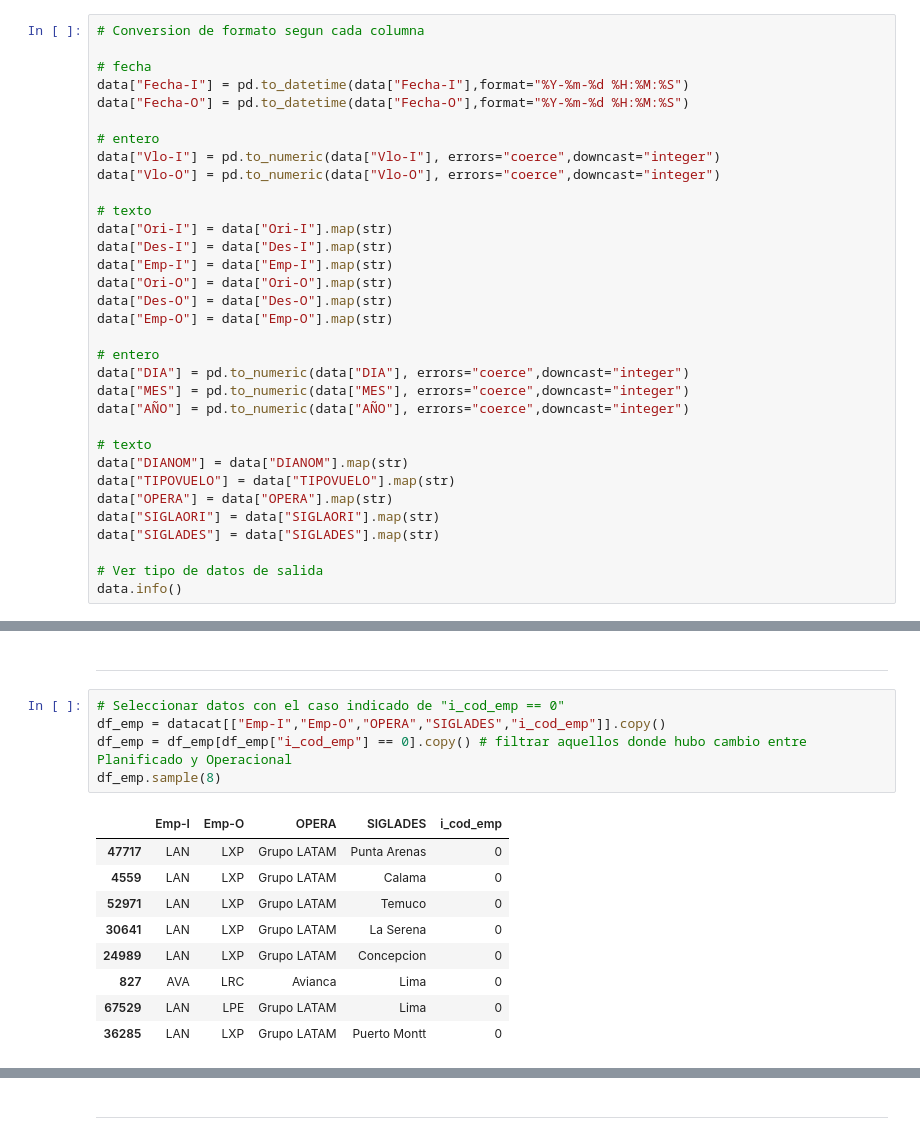
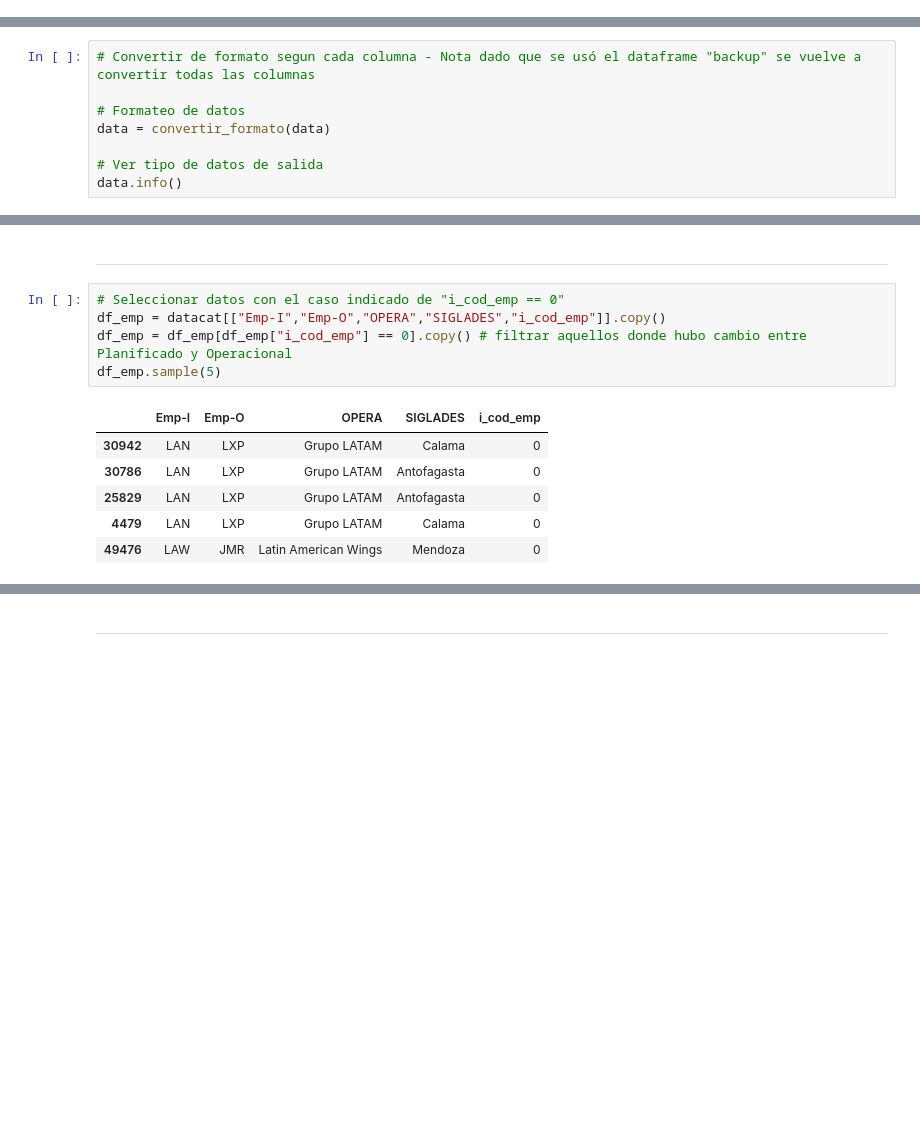
Before and after one commit to Mishagk/LATAM-Desafio-DS, a Jupyter notebook: solution.ipynb, the cells around one changed output, grey strips where cells are left out. Drawn from its saved outputs; the diff is of its cells as text; blank space fills up the shorter version.

```diff
--- a/solution.ipynb
+++ b/solution.ipynb
@@ -507,33 +501,0 @@ data[data_bkp.index.isin(indice_lee)].head(8)
-# %%
-# Conversion de formato segun cada columna
-
-# fecha
-data["Fecha-I"] = pd.to_datetime(data["Fecha-I"],format="%Y-%m-%d %H:%M:%S")
-data["Fecha-O"] = pd.to_datetime(data["Fecha-O"],format="%Y-%m-%d %H:%M:%S")
-
-# entero
-data["Vlo-I"] = pd.to_numeric(data["Vlo-I"], errors="coerce",downcast="integer")
-data["Vlo-O"] = pd.to_numeric(data["Vlo-O"], errors="coerce",downcast="integer")
-
-# texto
-data["Ori-I"] = data["Ori-I"].map(str)
-data["Des-I"] = data["Des-I"].map(str)
-data["Emp-I"] = data["Emp-I"].map(str)
-data["Ori-O"] = data["Ori-O"].map(str)
-data["Des-O"] = data["Des-O"].map(str)
-data["Emp-O"] = data["Emp-O"].map(str)
-
-# entero
-data["DIA"] = pd.to_numeric(data["DIA"], errors="coerce",downcast="integer")
-data["MES"] = pd.to_numeric(data["MES"], errors="coerce",downcast="integer")
-data["AÑO"] = pd.to_numeric(data["AÑO"], errors="coerce",downcast="integer")
-
-# texto
-data["DIANOM"] = data["DIANOM"].map(str)
-data["TIPOVUELO"] = data["TIPOVUELO"].map(str)
-data["OPERA"] = data["OPERA"].map(str)
-data["SIGLAORI"] = data["SIGLAORI"].map(str)
-data["SIGLADES"] = data["SIGLADES"].map(str)
-
-# Ver tipo de datos de salida
-data.info()
@@ -557,0 +502,8 @@ memory usage: 9.8+ MB
+# %%
+# Convertir de formato segun cada columna - Nota dado que se usó el dataframe "backup" se vuelve a convertir todas las columnas
+
+# Formateo de datos
+data = convertir_formato(data)
+
+# Ver tipo de datos de salida
+data.info()
@@ -927,18 +899,15 @@ ___
 # %%
 # Seleccionar datos con el caso indicado de "i_cod_emp == 0"
 df_emp = datacat[["Emp-I","Emp-O","OPERA","SIGLADES","i_cod_emp"]].copy()
 df_emp = df_emp[df_emp["i_cod_emp"] == 0].copy() # filtrar aquellos donde hubo cambio entre Planificado y Operacional
-df_emp.sample(8)
+df_emp.sample(5)
 # %% [output]
 |  | Emp-I | Emp-O | OPERA | SIGLADES | i_cod_emp |
-| 47717 | LAN | LXP | Grupo LATAM | Punta Arenas | 0 |
-| 4559 | LAN | LXP | Grupo LATAM | Calama | 0 |
-| 52971 | LAN | LXP | Grupo LATAM | Temuco | 0 |
-| 30641 | LAN | LXP | Grupo LATAM | La Serena | 0 |
-| 24989 | LAN | LXP | Grupo LATAM | Concepcion | 0 |
-| 827 | AVA | LRC | Avianca | Lima | 0 |
-| 67529 | LAN | LPE | Grupo LATAM | Lima | 0 |
-| 36285 | LAN | LXP | Grupo LATAM | Puerto Montt | 0 |
+| 30942 | LAN | LXP | Grupo LATAM | Calama | 0 |
+| 30786 | LAN | LXP | Grupo LATAM | Antofagasta | 0 |
+| 25829 | LAN | LXP | Grupo LATAM | Antofagasta | 0 |
+| 4479 | LAN | LXP | Grupo LATAM | Calama | 0 |
+| 49476 | LAW | JMR | Latin American Wings | Mendoza | 0 |
 # %%
 # Generar graficas y tablas de densidades
 graf_cat(df_emp,"Emp-I")
```
Also changed, not shown: parts of 32 cells of this notebook, 1 other file.
